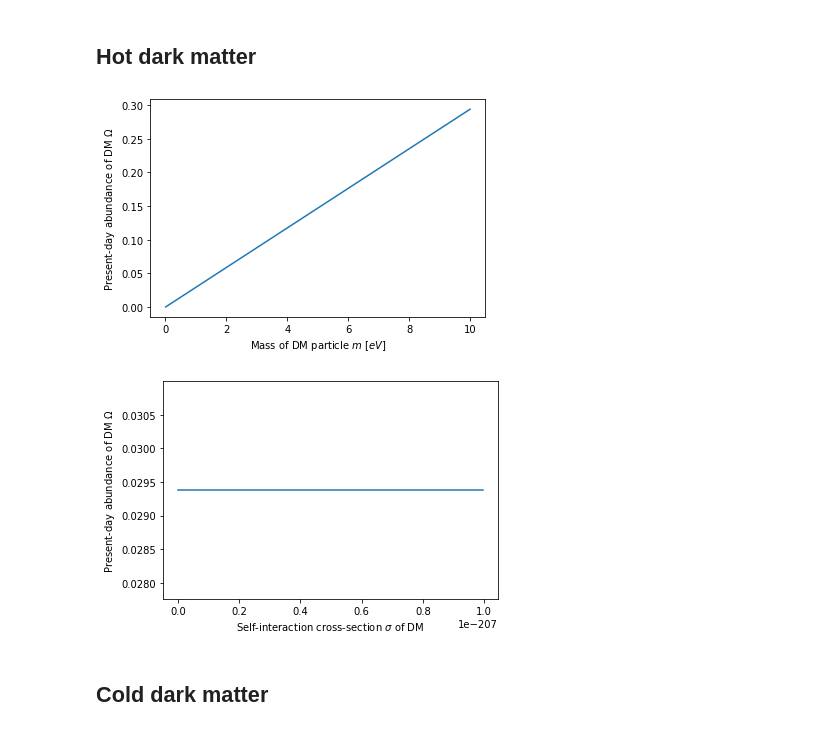
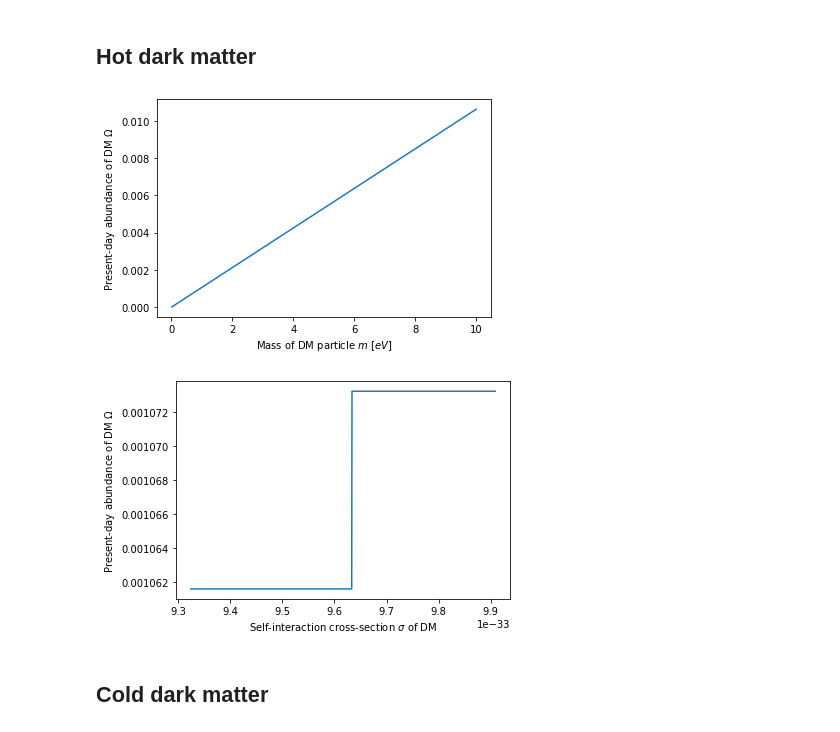
Before and after one commit to adam-coogan/gss19_subhalos, a Jupyter notebook: week_1/anders.ipynb, the cells around one changed output. Saved outputs shown, nothing was run; the diff lists cells and outputs as text; code cells hidden in the pictures.

```diff
--- a/week_1/anders.ipynb
+++ b/week_1/anders.ipynb
@@ -81,10 +81,6 @@ def n(T,rel=True,m=0):
         if m == 0:
             raise Exception("for cold DM, mass needs to be specified")
         else:
-            print("T = {}".format(T))
-            print("m = {}".format(m))
-            print("g = {}".format(g))
-            print(g*(m*T/(2*np.pi))**(3/2)*np.exp(-m/T))
             return g*(m*T/(2*np.pi))**(3/2)*np.exp(-m/T)
 
 #average velocity of DM. Default = hot DM.
@@ -105,7 +101,7 @@ def sigma(T,alpha=1):
 #solve for freeze-out temperature T_fo
 def T_fo_solver(rel=True,alpha=1,m=0):
     composite = lambda T: H(T) - (n(T,rel=rel,m=m)*v(T,rel=rel,m=m)*sigma(T,alpha))
-    T_initial_guess = 10
+    T_initial_guess = 10**12
     return fsolve(composite,T_initial_guess)
 
 #present-day abundance of dark matter
@@ -136,9 +132,6 @@ m_vect = np.linspace(0.01,10,100)
 Omega_vect = []
 for m in m_vect:
     T_fo = T_fo_solver(rel=True,m=m)[0]
-    #print("m = {}".format(m))
-    #print("T = {}".format(T_fo))
-    #print("Omega = {}".format(Omega(T_fo,m,True)))
     Omega_vect.append(Omega(T_fo,m,True))
 
 plt.plot(m_vect,Omega_vect)
@@ -146,25 +139,25 @@ plt.xlabel("Mass of DM particle $m$ [$eV$]")
 plt.ylabel("Present-day abundance of DM $\Omega$")
 plt.show()
 # %% [output]
-[figure, old version]
+[figure, new version]
 # %%
 #plot Omega as a fn of sigma with constant m. parameter alpha
 #defined for ease of plotting, see fn sigma
 m_const = 1
-alpha_vect = np.linspace(1,1000,100)
+alpha_vect = np.linspace(100,120,1000)
 sigma_vect = []
 Omega_vect = []
 for alpha in alpha_vect:
     T_fo = T_fo_solver(rel=True,alpha=alpha,m=m)[0]
     sigma_vect.append(alpha*G_F**2*T_fo**2)
     Omega_vect.append(Omega(T_fo,m_const))
 plt.plot(sigma_vect,Omega_vect)
 plt.xscale('linear')
 plt.xlabel("Self-interaction cross-section $\sigma$ of DM")
 plt.ylabel("Present-day abundance of DM $\Omega$")
 plt.show()
 # %% [output]
-[figure, old version]
+[figure, new version]
 # %% [markdown]
 ## Cold dark matter
 # %%
```
Also changed, not shown: parts of 3 cells of this notebook.
